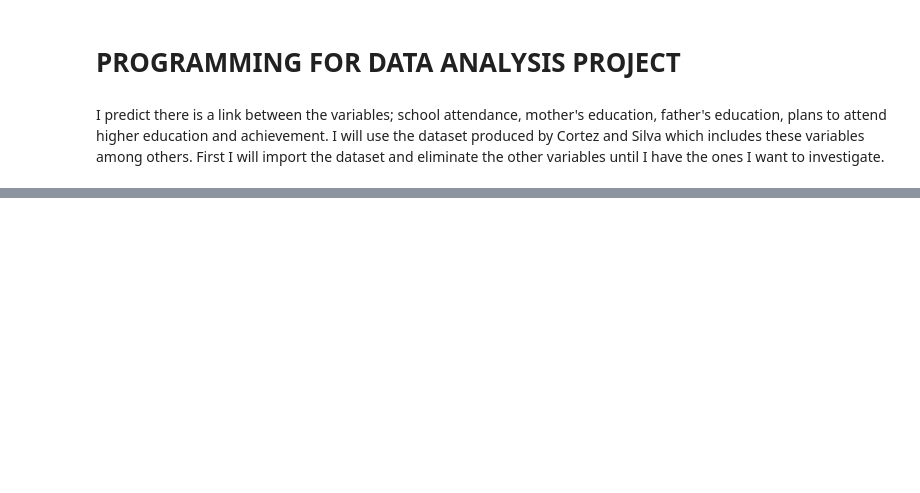
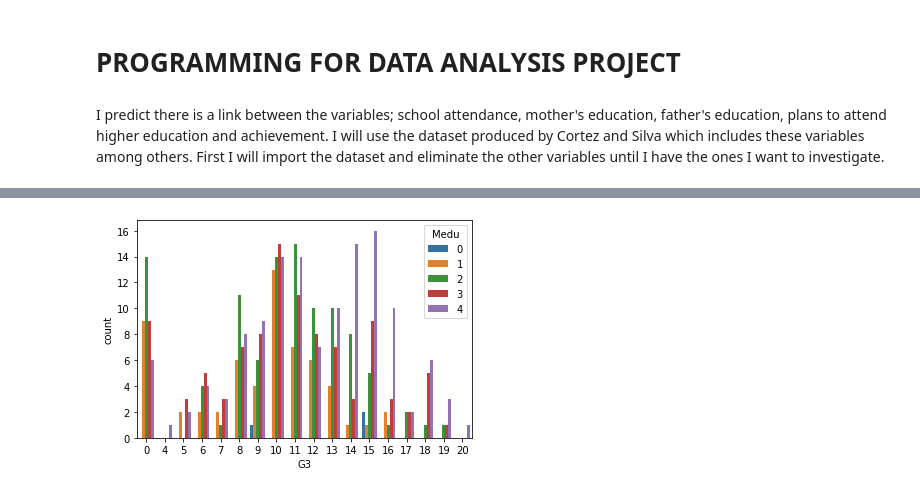
Before and after one commit to mobm65/Educational-Attainment---PDA-Project, a Jupyter notebook: PDA Project.ipynb, the cells around one changed output, grey strips where cells are left out. Cells and saved outputs as stored; diff of their text form; code cells hidden in the pictures; blank space fills up the shorter version.

Commit message:
Trying to compare data
Using functions to compare variables.

```diff
--- a/PDA Project.ipynb
+++ b/PDA Project.ipynb
@@ -46,11 +46,11 @@ print(df)
 # %%
 import pandas as pd
 
-df = pd.read_csv("student/student-mat.csv", delimiter=";")
+dfgrade = pd.read_csv("student/student-mat.csv", delimiter=";")
 
 
 # Use the drop function to take all the columns out which I will not be using.
-df = df.drop(["school", "sex", "age", "address","famsize", "Pstatus", "Mjob", "Fjob", "reason", "guardian", "traveltime",
+dfgrade = dfgrade.drop(["school", "sex", "age", "address","famsize", "Pstatus", "Mjob", "Fjob", "reason", "guardian", "traveltime",
               "studytime", "failures", "schoolsup", "famsup", "paid", "activities", "nursery", "internet",
               "romantic", "famrel", "freetime", "goout", "Dalc", "Walc", "health"], axis=1)
 
@@ -59,7 +59,7 @@ df = df.drop(["school", "sex", "age", "address","famsize", "Pstatus", "Mjob", "F
 # 0 as their final grade (G3).  I am going to take this group out of the cohort
 # because they are skewing the statistics.  I assume for one reason or another they
 # did not take the final exam.  I found this out further down and came back to this cell.
-df = df.drop([128, 130, 131, 134, 135, 136, 136, 137, 140, 144, 146, 148,
+dfgrade = dfgrade.drop([128, 130, 131, 134, 135, 136, 136, 137, 140, 144, 146, 148,
             150, 153, 160, 162, 168, 170, 173, 221, 239, 242, 244,
         259, 264, 269, 296, 310, 316, 332, 333, 334, 337,
         341, 367, 387, 389])
@@ -68,6 +68,6 @@ df = df.drop([128, 130, 131, 134, 135, 136, 136, 137, 140, 144, 146, 148,
 # Show the new dataframe, it now has 359 rows and 7 columns.
 # Show the maximum number of rows which are displayed
 pd.set_option("display.max_rows", None)
-print(df)
+print(dfgrade)
 # %%
 # Information about the dataframe
@@ -84,7 +84,7 @@ df.iloc[0:1,0:1]
 # to go to higher education, he/she has had 4 absences in the year and he/she
 # has scored 8 out of 20 in the three tests that year, a failing grade.
 
-df.set_index("Medu")
-df.loc[(353)]
+dfgrade.set_index("Medu")
+dfgrade.loc[(353)]
 # %%
 # Present the data from each column in a plot.
@@ -97,0 +118,7 @@ print(df.columns)
+# %%
+import seaborn as sns
+import matplotlib.pyplot as plt
+
+sns.countplot(x = "G3", hue="Medu", data = dfgrade);
+# %% [output]
+[figure, added]
```
Also changed, not shown: parts of 14 cells of this notebook.
